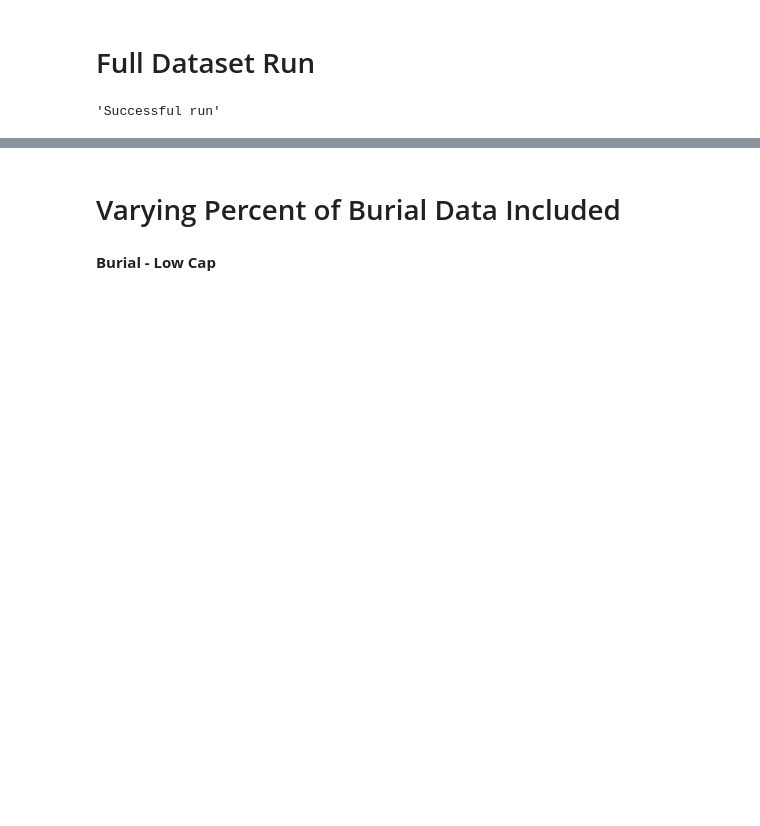
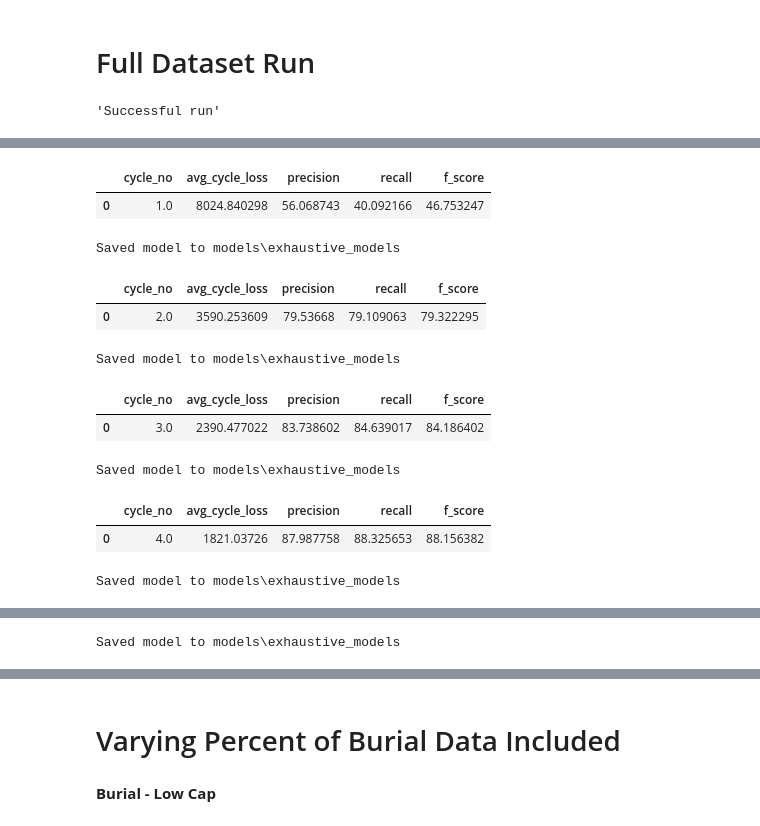
Before and after one commit to slavesocieties/ssda-nlp, a Jupyter notebook: 70-exhaustive-training.ipynb, the cells around one changed output, grey strips where cells are left out. Cells and saved outputs as stored; diff of their text form; code cells hidden in the pictures; blank space fills up the shorter version.

```diff
--- a/70-exhaustive-training.ipynb
+++ b/70-exhaustive-training.ipynb
@@ -200,7 +251,7 @@ train_spacy = genSpaCyInput(train_df)
 NORM_train_spacy = normalize_text(train_spacy, "./")
 training_data = NORM_train_spacy
 
-my_lr = [0.00005, 0.0001, 0.0002]
+my_lr = [0.0005, 0.001, 0.002]
 
 for i in range(len(my_lr)):
     cping = {'start':16, 'end':32, 'cp_rate':1.05}
@@ -253,0 +307,77 @@ f_vec_SCB = [87.881874, 88.888889, 89.035199, 88.263625]
+# %%
+#no_test
+portugueseDF = prodigy_output_to_collated_df("transcriptions/701075_annot.jsonl")
+
+#Designated large cap df: 15834, AKA cfd1; 239746 AKA cdf2; 419 AKA cdf3
+num_trials = 4
+training_log_LanLCB = [0] * num_trials
+for j in range(2):
+    for i, percent in enumerate([10,50,100,0]):
+        if j==0:
+            my_df = cdf2.append(cdf1, ignore_index=True).append(cdf3, ignore_index=True)
+        elif j==1:
+            my_df = cdf2.append(cdf1, ignore_index=True).append(cdf3, ignore_index=True)
+            # Number of rows to drop
+            n_full = burialsOnly.shape
+            n = n_full[0]
+            # Dropping last n rows using drop
+            my_df.drop(my_df.head(n).index,inplace = True)
+            #Just going with full Burial dataset
+            my_df = my_df.append(burialsOnly, ignore_index=True)
+
+        mixed_df = portugueseDF.sample(frac = percent/100)
+        n_full = mixed_df.shape
+        n = n_full[0]
+        # Dropping last n rows using drop
+        my_df.drop(my_df.head(n).index,inplace = True)
+        collated_df = mixed_df.append(my_df, ignore_index=True)
+
+        train_df, valid_df, test_df = split_data_grp(collated_df, prop_train = 0.7, prop_validation = 0.2, grp_var = 'entry_no', seed=seed)
+        # Generate Spacy datasets
+        train_spacy = genSpaCyInput(train_df)
+        training_log_LanLCB[i] = train_spacy
+
+
+    #if you want the same model everytime:
+    #random.seed(seed)
+    #fix_random_seed(seed)
+
+    #spacy parameters
+    for training_data in training_log_LanLCB:
+        cping = {'start':16, 'end':32, 'cp_rate':1.05}
+        solves = {'learn_rate':0.001} #Original 0.001
+        dpout = 0.5 #Original 0.6
+        save_mdir = 'models/exhaustive_models'
+
+        #load model from pretrained
+        nlp_model = load_model()
+
+        nlp_model, perf_df = model_meta_training(nlp_model, training_data, valid_df, verbose=True, save_dir = save_mdir,
+                                                 n_iter=10, solver_params=solves, compound_params=cping, dropout=dpout)
+
+        perf_df['learning rate'] = 0.001
+        perf_df['dropout'] = 0.5
+        perf_df['compounding rate'] = cping['cp_rate']
+        #Basis: schoolCopy = schoolDataFrame[allTheColumnsRequired].copy(deep=True)
+        history_df = perf_df.copy(deep=True)
+
+display('Successful run')
+
+##RESULTS
+concentrations_CDS = [10,50,100,0,10,50,100,0]
+pre_vec_CDS = [92.785879, 91.411043, ]
+rec_vec_CDS = [92.857143, 91.551459, ]
+f_vec_CDS = [92.821497, 91.481197, ]
+# %% [output]
+|  | cycle_no | avg_cycle_loss | precision | recall | f_score |
+| 0 | 1.0 | 8024.840298 | 56.068743 | 40.092166 | 46.753247 |
+Saved model to models\exhaustive_models
+|  | cycle_no | avg_cycle_loss | precision | recall | f_score |
+| 0 | 2.0 | 3590.253609 | 79.53668 | 79.109063 | 79.322295 |
+Saved model to models\exhaustive_models
+|  | cycle_no | avg_cycle_loss | precision | recall | f_score |
+| 0 | 3.0 | 2390.477022 | 83.738602 | 84.639017 | 84.186402 |
+Saved model to models\exhaustive_models
+|  | cycle_no | avg_cycle_loss | precision | recall | f_score |
+| 0 | 4.0 | 1821.03726 | 87.987758 | 88.325653 | 88.156382 |
+Saved model to models\exhaustive_models
@@ -253,0 +386 @@ f_vec_SCB = [87.881874, 88.888889, 89.035199, 88.263625]
+Saved model to models\exhaustive_models
```
Also changed, not shown: parts of 5 cells of this notebook, 4 other files.
